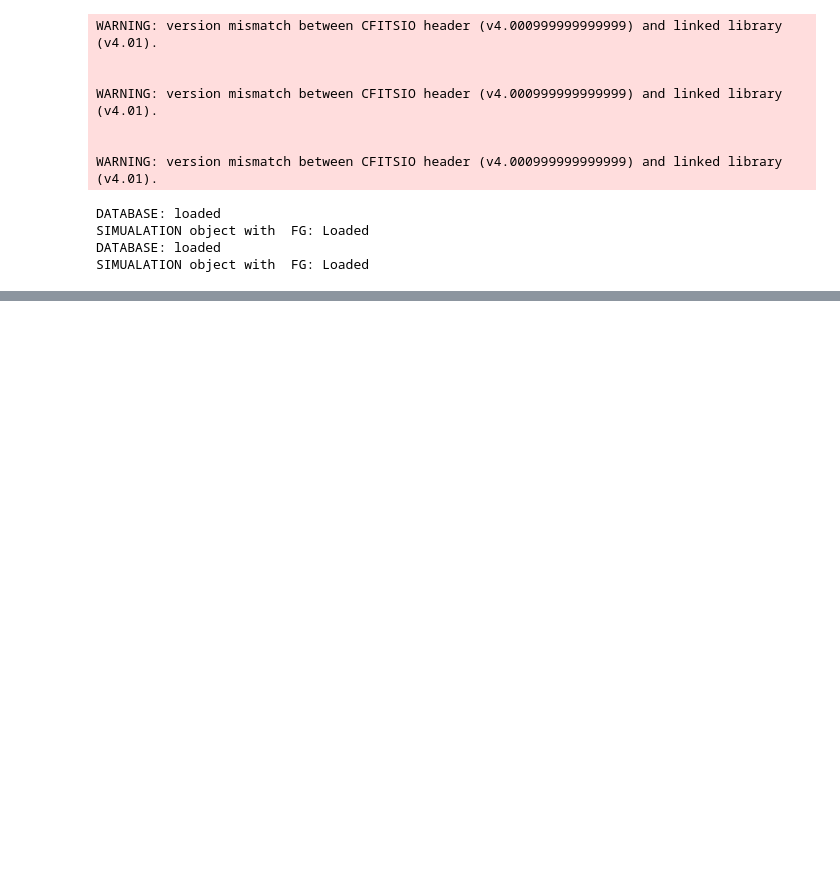
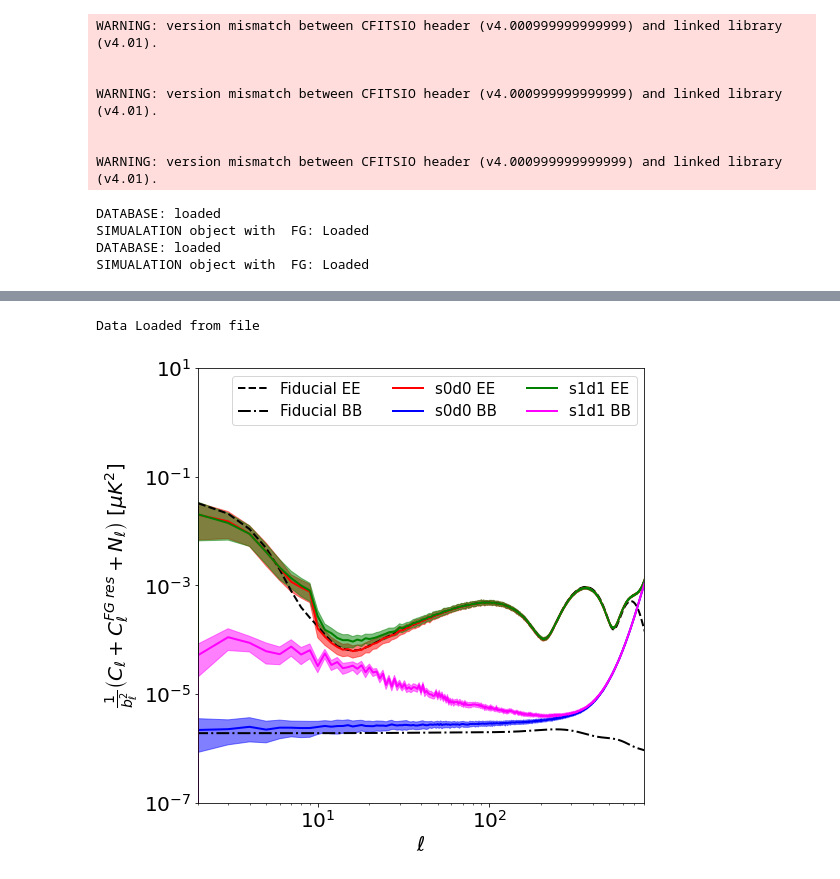
Before and after one commit to antolonappan/dell, a Jupyter notebook: Notebooks/simulation.ipynb, the cells around one changed output, grey strips where cells are left out. Cells and saved outputs as stored; diff of their text form; code cells hidden in the pictures; blank space fills up the shorter version.

```diff
--- a/Notebooks/simulation.ipynb
+++ b/Notebooks/simulation.ipynb
@@ -35,0 +37,5 @@ mystat.plot_fg2()
+# %%
+mystat.plot_fg1()
+# %% [output]
+Data Loaded from file
+[figure, added]
```
Also changed, not shown: parts of 1 cell of this notebook, 6 other files.
